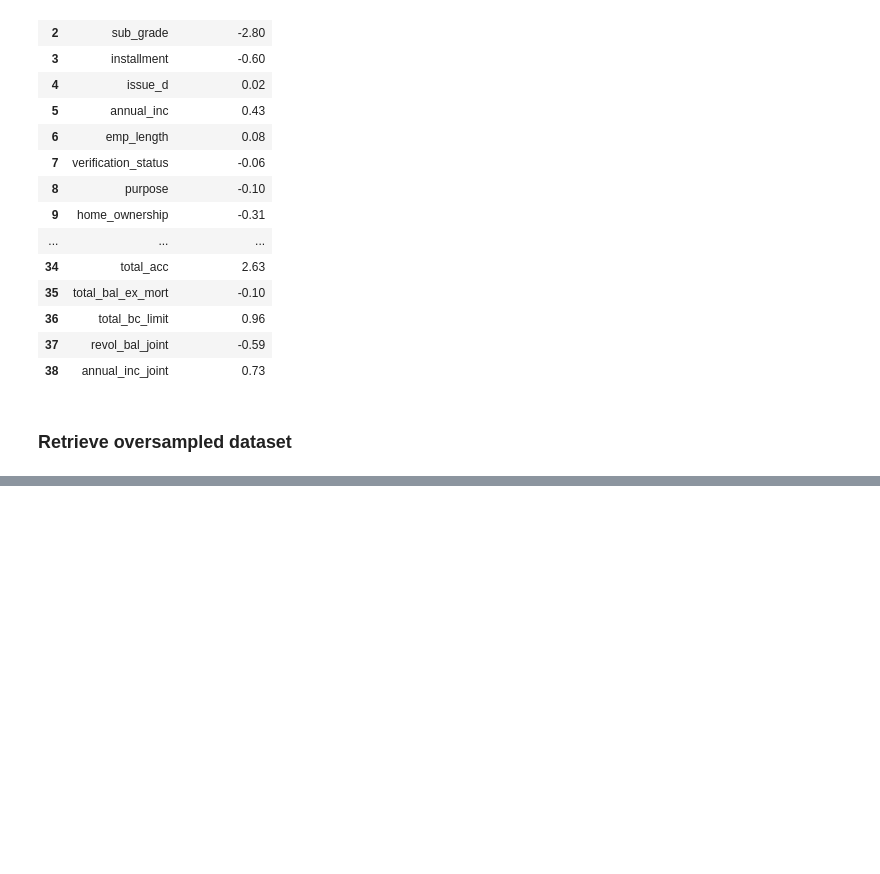
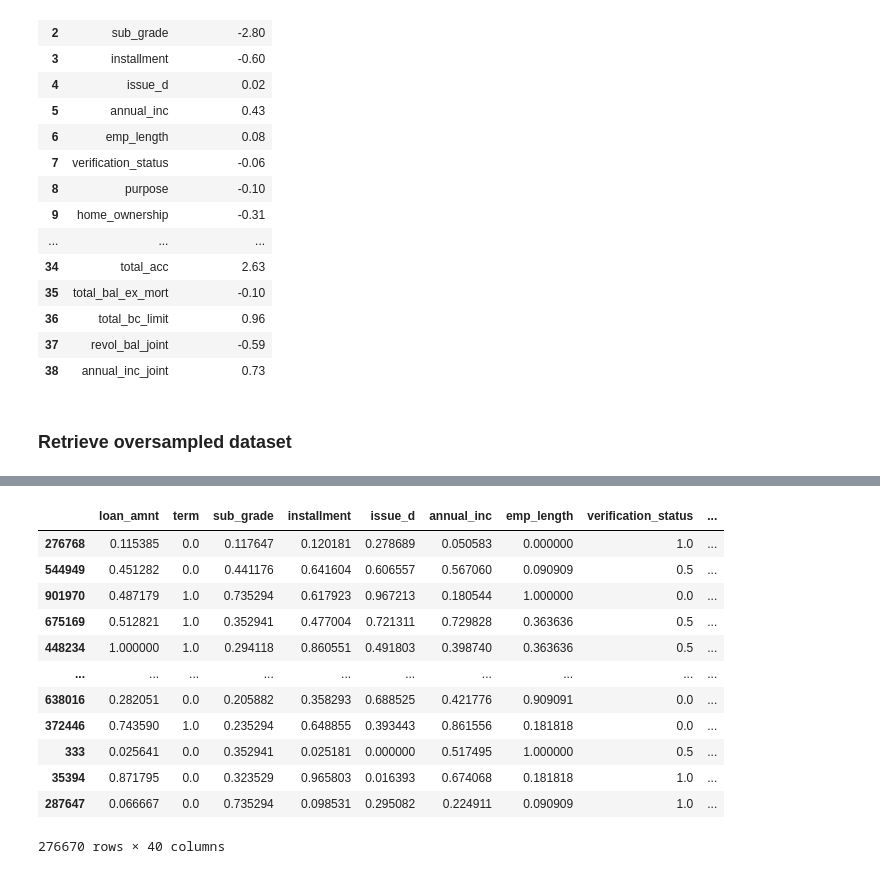
Before and after one commit to apurvk2000/Big-Data-Project, a Jupyter notebook: logistic_forest.ipynb, the cells around one changed output, grey strips where cells are left out. Cells and saved outputs as stored; diff of their text form; code cells hidden in the pictures; blank space fills up the shorter version.

```diff
--- a/logistic_forest.ipynb
+++ b/logistic_forest.ipynb
@@ -341,4 +344,19 @@ plt.show()
 # %%
 scaler = grid_search.best_estimator_["scaler"]
-df_smote[df_smote.columns] = scaler.fit_transform(df_smote[df_smote.columns])
-df_smote
+X_test_scaled = X_test
+X_test_scaled[X_test_scaled.columns] = scaler.fit_transform(X_test[X_test.columns])
+X_test_scaled
+# %% [output]
+|  | loan_amnt | term | sub_grade | installment | issue_d | annual_inc | emp_length | verification_status | ... |
+| 276768 | 0.115385 | 0.0 | 0.117647 | 0.120181 | 0.278689 | 0.050583 | 0.000000 | 1.0 | ... |
+| 544949 | 0.451282 | 0.0 | 0.441176 | 0.641604 | 0.606557 | 0.567060 | 0.090909 | 0.5 | ... |
+| 901970 | 0.487179 | 1.0 | 0.735294 | 0.617923 | 0.967213 | 0.180544 | 1.000000 | 0.0 | ... |
+| 675169 | 0.512821 | 1.0 | 0.352941 | 0.477004 | 0.721311 | 0.729828 | 0.363636 | 0.5 | ... |
+| 448234 | 1.000000 | 1.0 | 0.294118 | 0.860551 | 0.491803 | 0.398740 | 0.363636 | 0.5 | ... |
+| ... | ... | ... | ... | ... | ... | ... | ... | ... | ... |
+| 638016 | 0.282051 | 0.0 | 0.205882 | 0.358293 | 0.688525 | 0.421776 | 0.909091 | 0.0 | ... |
+| 372446 | 0.743590 | 1.0 | 0.235294 | 0.648855 | 0.393443 | 0.861556 | 0.181818 | 0.0 | ... |
+| 333 | 0.025641 | 0.0 | 0.352941 | 0.025181 | 0.000000 | 0.517495 | 1.000000 | 0.5 | ... |
+| 35394 | 0.871795 | 0.0 | 0.323529 | 0.965803 | 0.016393 | 0.674068 | 0.181818 | 1.0 | ... |
+| 287647 | 0.066667 | 0.0 | 0.735294 | 0.098531 | 0.295082 | 0.224911 | 0.090909 | 1.0 | ... |
+276670 rows × 40 columns
```
Also changed, not shown: parts of 12 cells of this notebook.
